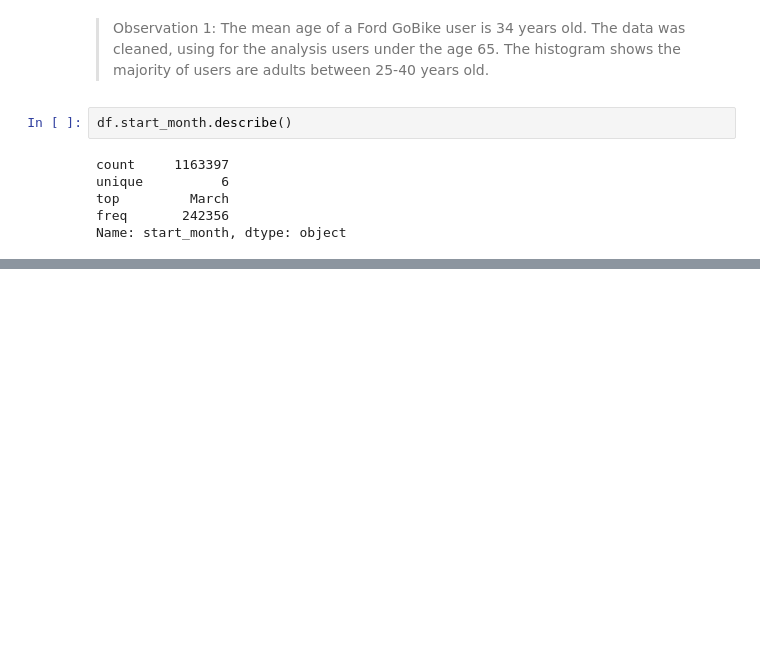
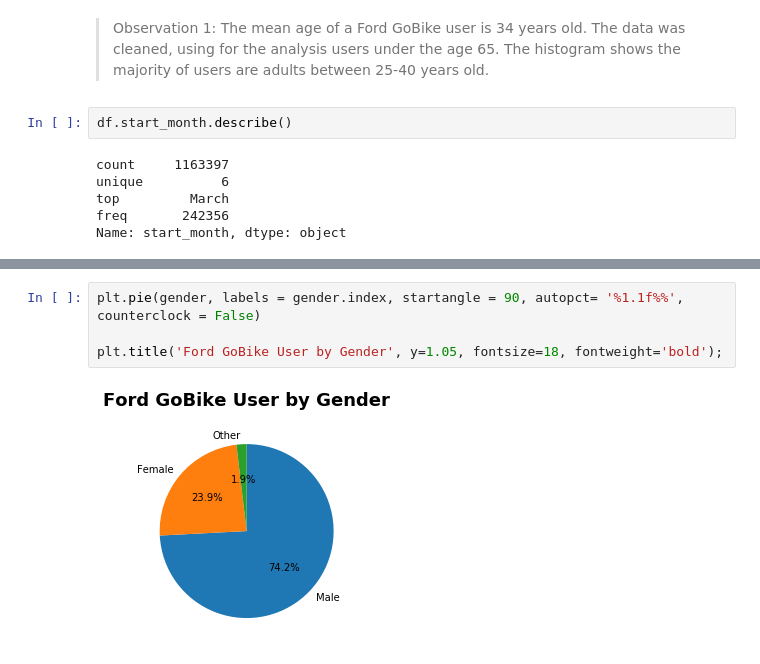
Before and after one commit to Fernando-Moraes/communicate-data-findings, a Jupyter notebook: exploration.ipynb, the cells around one changed output, grey strips where cells are left out. Saved outputs shown, nothing was run; the diff lists cells and outputs as text; blank space fills up the shorter version.

```diff
--- a/exploration.ipynb
+++ b/exploration.ipynb
@@ -459,0 +541,6 @@ graph.fig.suptitle('Ford GoBike Usage by Month', y = 1.05, fontsize = 16, fontwe
+# %%
+plt.pie(gender, labels = gender.index, startangle = 90, autopct= '%1.1f%%', counterclock = False)
+
+plt.title('Ford GoBike User by Gender', y=1.05, fontsize=18, fontweight='bold');
+# %% [output]
+[figure, added]
```
Also changed, not shown: parts of 40 cells of this notebook.
